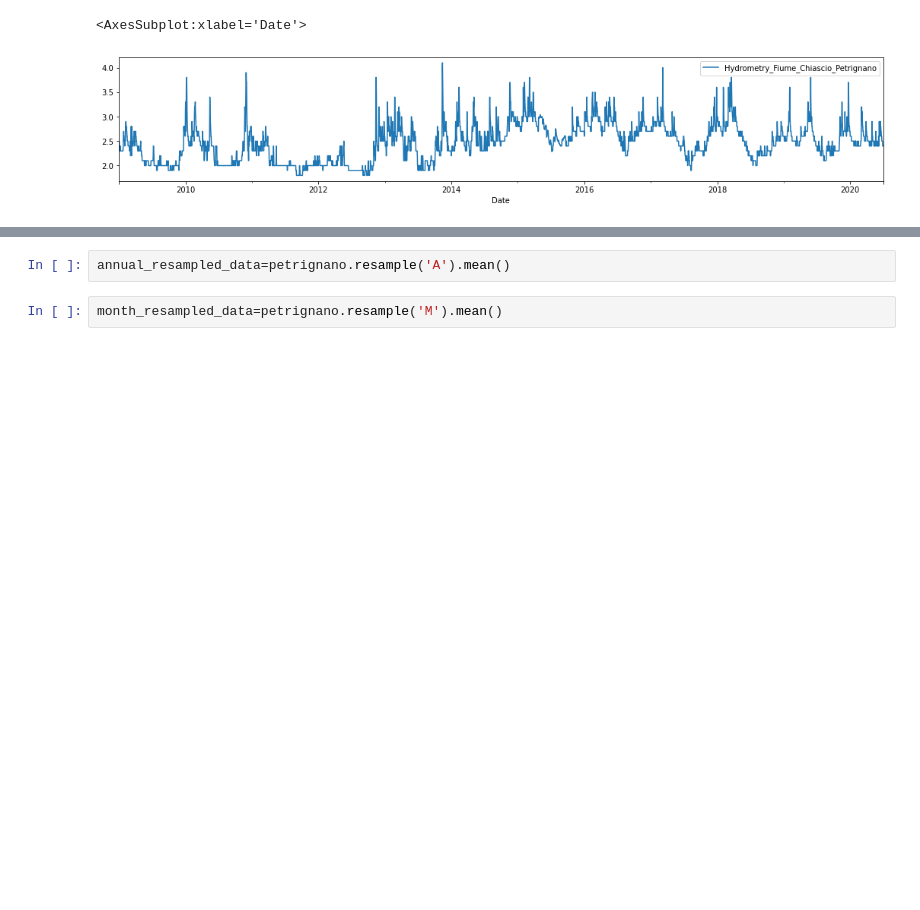
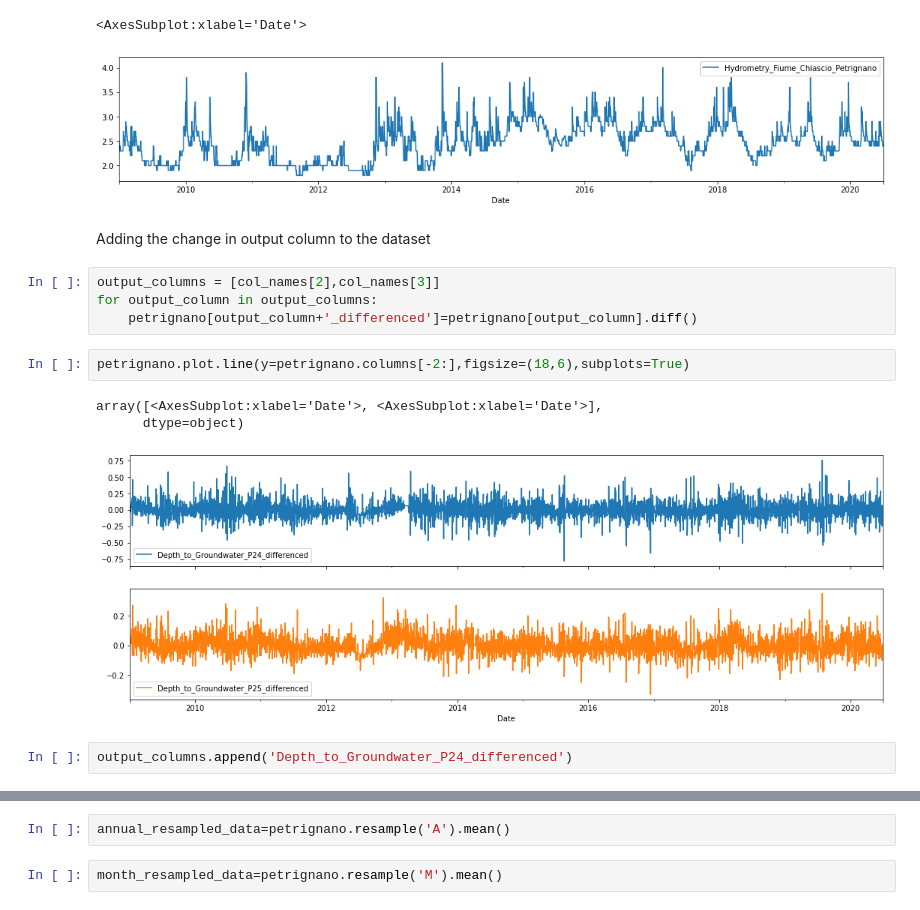
Before and after one commit to msplmansit98/aceawateranalytics, a Jupyter notebook: waterexploration_petrignano.ipynb, the cells around one changed output, grey strips where cells are left out. Cells and saved outputs as stored; diff of their text form; blank space fills up the shorter version.

```diff
--- a/waterexploration_petrignano.ipynb
+++ b/waterexploration_petrignano.ipynb
@@ -278,3 +279,17 @@ petrignano.plot.line(y=col_names[7],figsize=(18,3))
 # %% [output]
 <AxesSubplot:xlabel='Date'>
 [figure]
+# %% [markdown]
+Adding the change in output column to the dataset
+# %%
+output_columns = [col_names[2],col_names[3]]
+for output_column in output_columns:
+    petrignano[output_column+'_differenced']=petrignano[output_column].diff()
+# %%
+petrignano.plot.line(y=petrignano.columns[-2:],figsize=(18,6),subplots=True)
+# %% [output]
+array([<AxesSubplot:xlabel='Date'>, <AxesSubplot:xlabel='Date'>],
+      dtype=object)
+[figure, added]
+# %%
+output_columns.append('Depth_to_Groundwater_P24_differenced')
```
Also changed, not shown: parts of 37 cells of this notebook, 1 other file.
